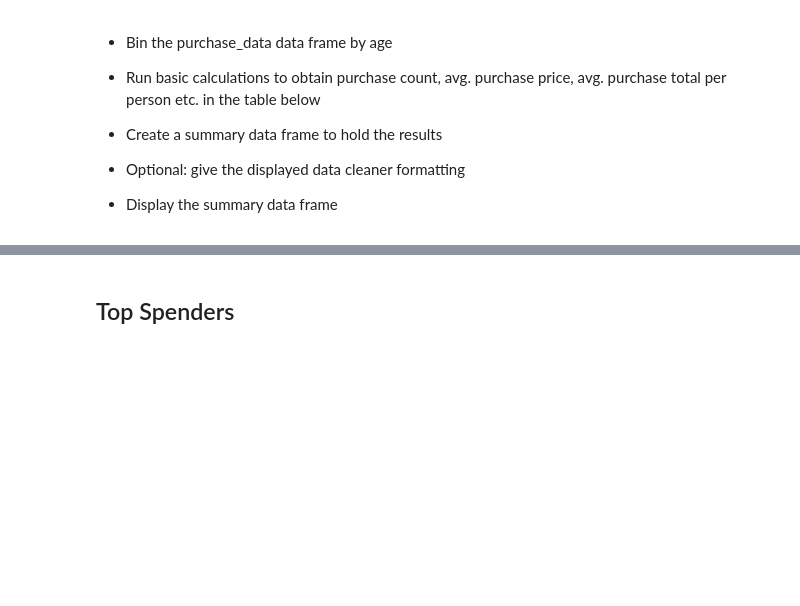
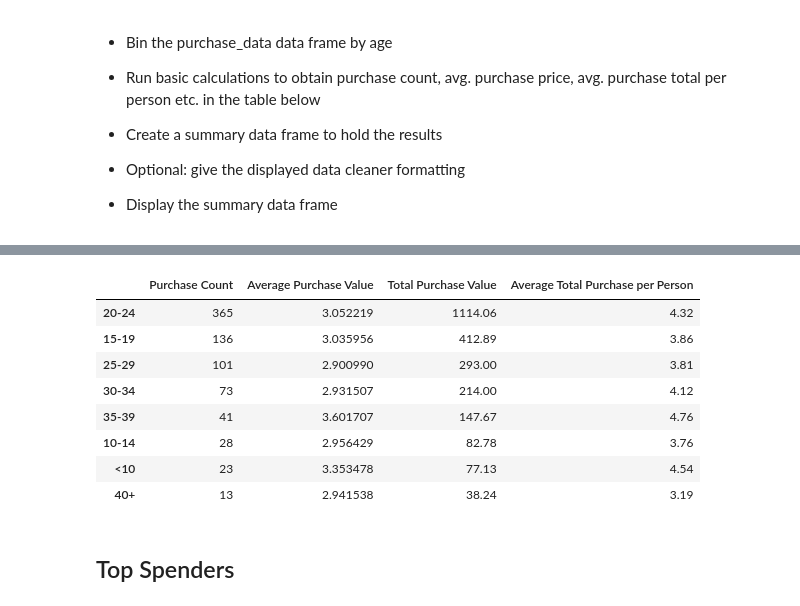
Before and after one commit to AbbieKent/Heroes-of-Pymoli, a Jupyter notebook: HeroesOfPymoli.ipynb, the cells around one changed output, grey strips where cells are left out. Saved outputs shown, nothing was run; the diff lists cells and outputs as text; code cells hidden in the pictures; blank space fills up the shorter version.

```diff
--- a/HeroesOfPymoli.ipynb
+++ b/HeroesOfPymoli.ipynb
@@ -180,0 +168,13 @@ purchase_analysis
+# %%
+bins=[0,9.9,14.9,19.9,24.9,29.9,34.9,39.9,99999999999]
+groups=['<10','10-14','15-19','20-24','25-29','30-34','35-39','40+']
+purchase_data['Age Range']=pd.cut(purchase_data['Age'],bins,labels=groups)
+summary_range= purchase_data.groupby('Age Range')
+total_age=summary_range['SN'].nunique()
+age_demo=pd.DataFrame({'Total Count':total_age})
+age_demo
+
+percent=(total_age/total_players)*100
+percent
+age_demo['Percentage of PLayers']=percent
+age_demo
@@ -209,3 +208,31 @@ purchase_analysis
+# %%
+age_counts=purchase_data['Age Range'].value_counts()
+purchase_analysis_age=pd.DataFrame({'Purchase Count':age_counts})
+purchase_analysis_age
+
+#average purchase price
+# purchase_analysis_age['Average Purchase']=purchase_data.groupby('Age')['Price']
+average_purchase_price_by_age=purchase_data.groupby('Age Range')["Price"].mean()
+purchase_analysis_age['Average Purchase Value']=average_purchase_price_by_age
+#total by person
+total_purchase_price_by_age=purchase_data.groupby('Age Range')["Price"].sum()
+
+purchase_analysis_age['Total Purchase Value']=total_purchase_price_by_age
+# purchase_analysis_age
+# # Avg Total Purchase per Person
+avg_total_purchase= round(total_purchase_price_by_age/total_age,2)
+purchase_analysis_age['Average Total Purchase per Person']=avg_total_purchase
+purchase_analysis_age
+# %% [output]
+|  | Purchase Count | Average Purchase Value | Total Purchase Value | Average Total Purchase per Person |
+| 20-24 | 365 | 3.052219 | 1114.06 | 4.32 |
+| 15-19 | 136 | 3.035956 | 412.89 | 3.86 |
+| 25-29 | 101 | 2.900990 | 293.00 | 3.81 |
+| 30-34 | 73 | 2.931507 | 214.00 | 4.12 |
+| 35-39 | 41 | 3.601707 | 147.67 | 4.76 |
+| 10-14 | 28 | 2.956429 | 82.78 | 3.76 |
+| <10 | 23 | 3.353478 | 77.13 | 4.54 |
+| 40+ | 13 | 2.941538 | 38.24 | 3.19 |
 # %% [markdown]
 ## Top Spenders
 # %% [markdown]
```
Also changed, not shown: parts of 10 cells of this notebook, 1 other file.
